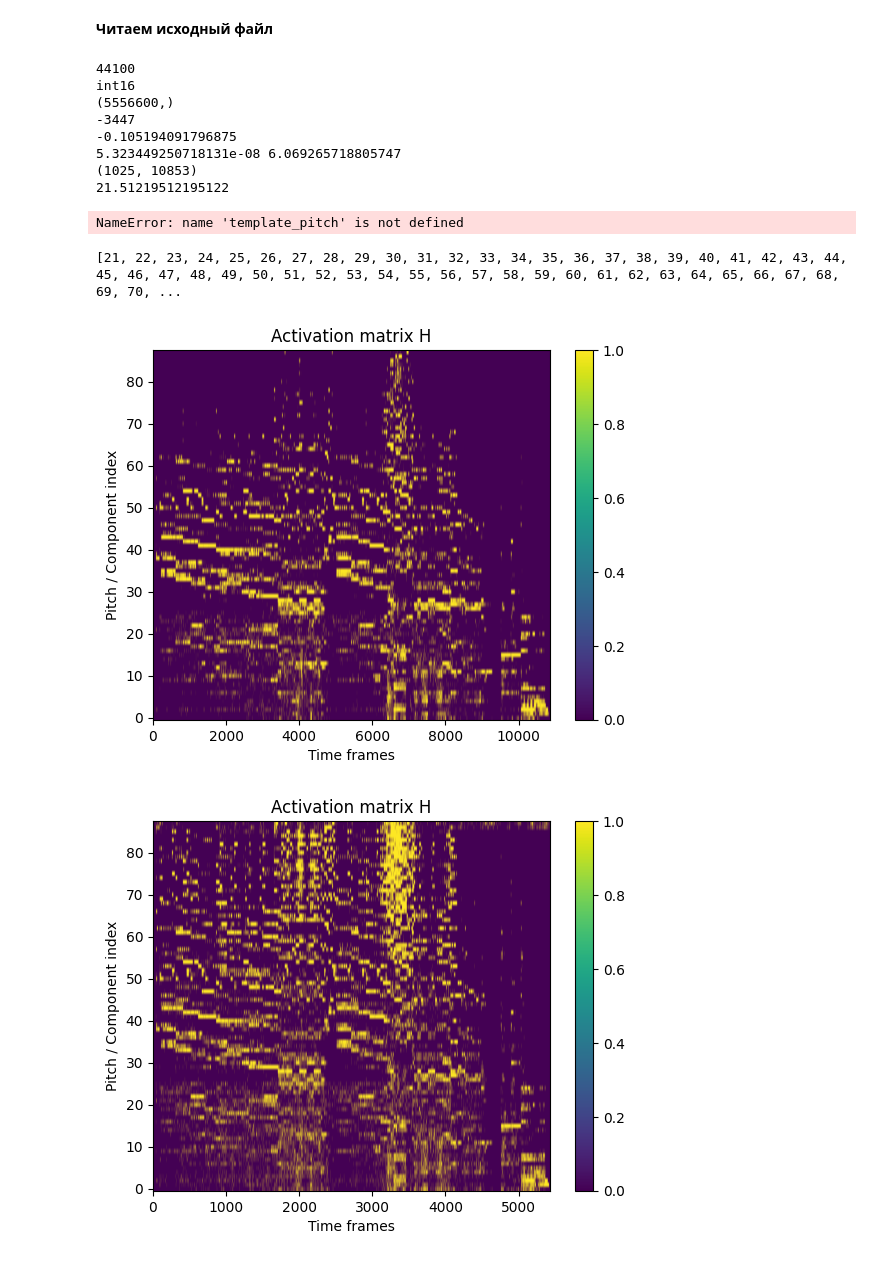
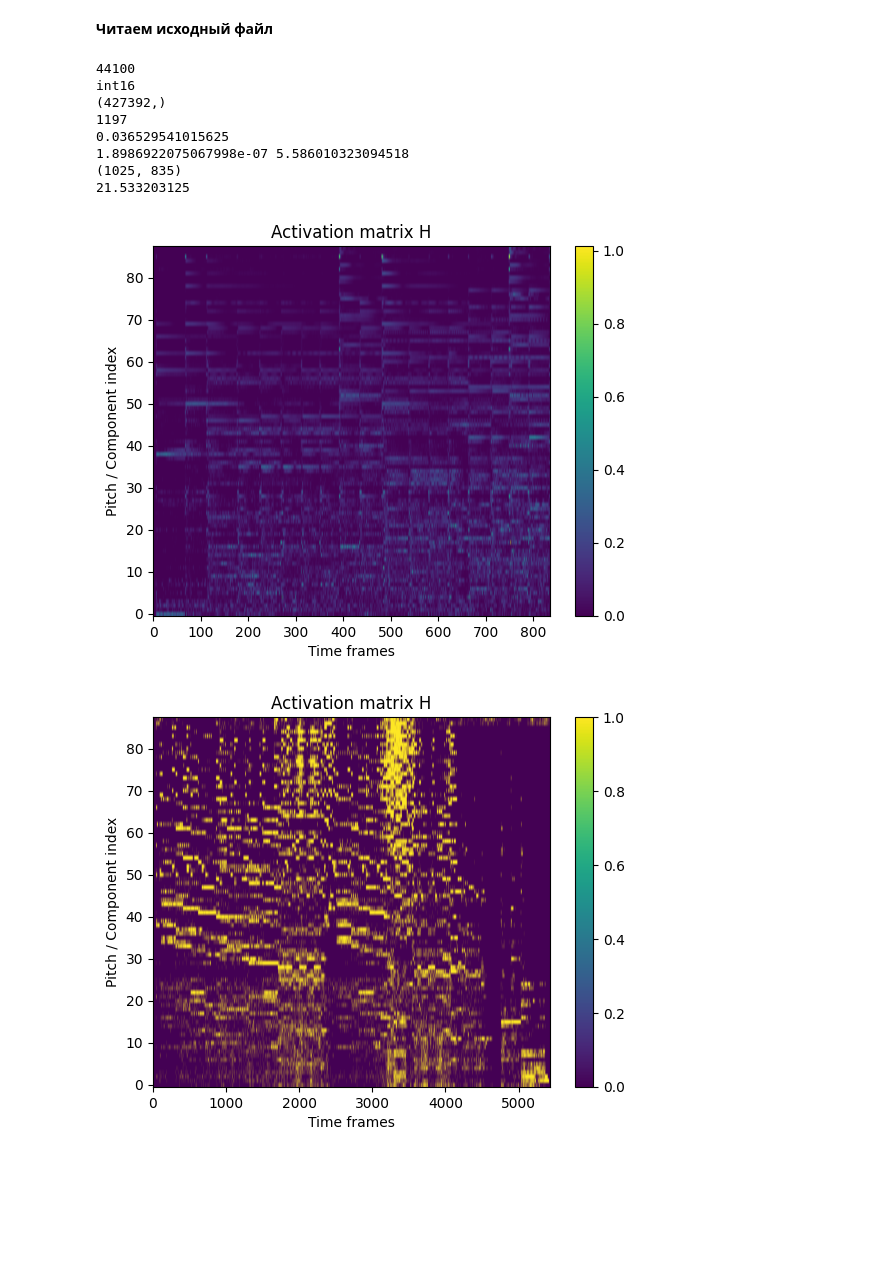
Before and after one commit to bierml/NMFforAMT, a Jupyter notebook: upgrade/Music_Transcribing[NMF].ipynb, the cells around one changed output. Drawn from its saved outputs; the diff is of its cells as text; code cells hidden in the pictures; blank space fills up the shorter version.

```diff
--- a/upgrade/Music_Transcribing[NMF].ipynb
+++ b/upgrade/Music_Transcribing[NMF].ipynb
@@ -28,12 +25,12 @@ import librosa
 import nimfa
 gamma = 1
 fft_bins = 2048
-f_s, x = wavfile.read("/content/FChopinPreludeOp28n4.wav")
+f_s, x = wavfile.read("/content/FMP_C8_F27_Chopin_Op028-04.wav")
 print(f_s)        # sample rate
 print(x.dtype)   # int16, int32, etc.
 print(x.shape)   # (N,) mono or (N, channels)
 print(x[100000])
-'''def init_nmf_template_pitch(K, pitch_set, freq_res, tol_pitch=0.05):
+def init_nmf_template_pitch(K, pitch_set, freq_res, tol_pitch=0.05):
     """Initializes template matrix for a given set of pitches
 
     Notebook: C8/C8S3_NMFSpecFac.ipynb
@@ -51,8 +48,8 @@ print(x[100000])
     W = np.zeros((K, R))
     for r in range(R):
         W[:, r] = template_pitch(K, pitch_set[r], freq_res, tol_pitch=tol_pitch)
-    return W'''
-def init_nmf_template_pitch_onset(K, pitch_set, freq_res, tol_pitch=0.05):
+    return W
+'''def init_nmf_template_pitch_onset(K, pitch_set, freq_res, tol_pitch=0.05):
     """Initializes template matrix with onsets for a given set of pitches
 
     Notebook: C8/C8S3_NMFSpecFac.ipynb
@@ -71,7 +68,7 @@ def init_nmf_template_pitch_onset(K, pitch_set, freq_res, tol_pitch=0.05):
     for r in range(R):
         W[:, 2*r] = 0.1
         W[:, 2*r+1] = template_pitch(K, pitch_set[r], freq_res, tol_pitch=tol_pitch)
-    return W
+    return W'''
 def template_pitch(K, pitch, freq_res, tol_pitch=0.05):
     """Defines spectral template for a given pitch
 
@@ -112,14 +109,14 @@ print(x[100000])
 print(np.min(spectrogram_compressed),np.max(spectrogram_compressed))
 print(spectrogram_compressed.shape)
 pitches = [x+21 for x in range(88)]
-freq_res = f_s/(2 * (fft_bins//2+1))
+freq_res = f_s/(fft_bins)
 print(freq_res)
-W_temp = init_nmf_template_pitch_onset(fft_bins//2+1,pitches,freq_res)
-H_temp = np.random.rand(88*2, spectrogram_compressed.shape[1])
+W_temp = init_nmf_template_pitch(fft_bins//2+1,pitches,freq_res)
+H_temp = np.random.rand(88, spectrogram_compressed.shape[1])
 #nmf = nimfa.Nmf(spectrogram_compressed, seed='fixed', W=W_temp)
 nmf = nimfa.Nmf(
     spectrogram_compressed,
-    rank=88*2,
+    rank=88,
     seed='fixed',
     W=W_temp,
     H=H_temp,
@@ -132,20 +129,9 @@ H_est = nmf_fit.coef()
 # %% [output]
 44100
 int16
-(5556600,)
--3447
--0.105194091796875
-5.323449250718131e-08 6.069265718805747
-(1025, 10853)
-21.51219512195122
+(427392,)
+1197
+0.036529541015625
+1.8986922075067998e-07 5.586010323094518
+(1025, 835)
+21.533203125
-# %%
-m = template_pitch(K=1025,pitch=69,freq_res=1)
-print(type(m))
-print(np.max(m))
-# %% [output]
-NameError: name 'template_pitch' is not defined
-# %%
-pitches = [x+21 for x in range(88)]
-print(pitches)
-# %% [output]
-[21, 22, 23, 24, 25, 26, 27, 28, 29, 30, 31, 32, 33, 34, 35, 36, 37, 38, 39, 40, 41, 42, 43, 44, 45, 46, 47, 48, 49, 50, 51, 52, 53, 54, 55, 56, 57, 58, 59, 60, 61, 62, 63, 64, 65, 66, 67, 68, 69, 70, ...
@@ -168,7 +148,7 @@ b, a = butter(2, 0.1)   # low-pass along time
 #H_est_visualisation = filtfilt(b, a, H_est_visualisation, axis=1)
 #print(H_est[1::2].shape)
 #print(np.percentile(H_est[1::2],95))
-H_n = np.log(1+100*H_est[1::2])
+H_n = np.log(1+H_est)
 '''def note_tracking(H,threshold=2e-2):
   H_res = np.zeros(H.shape)
   print(type(H))
@@ -179,36 +159,36 @@ H_n = np.log(1+100*H_est[1::2])
       for j in range(-10,11):
         if((t+j)>=0 and (t+j)<=(H.shape[1]-1)):
           h_qt += H[q,t+j]
           #print("q=",q)
           #print("t+j=",t+j)
           #print("h_qt=",h_qt)
       #print("h_qt=",h_qt)
       h_qt = h_qt / 21 + threshold
       if(H[q,t]>h_qt):
         H_res[q,t] = 1
   return H_res'''
 def note_tracking(H,th=1.5):
   mean = np.mean(H)
   std = np.std(H)
   thresh = mean + th * std
   H_copy = np.zeros(H.shape)
   for i in range(H.shape[1]):
     indicies = np.where(H[:,i] > thresh)
     H_copy[indicies,i] = 1
   return H_copy
 from scipy.ndimage import gaussian_filter1d
-H_n = gaussian_filter1d(H_n, sigma=1.0, axis=1)
+#H_n = gaussian_filter1d(H_n, sigma=1.0, axis=1)
 H_s = note_tracking(H_n)
 plt.figure()
 #plt.imshow(np.log(1+200*H_est[1::2]), aspect='auto', origin='lower')
-plt.imshow(H_s, aspect='auto', origin='lower')
+plt.imshow(H_est, aspect='auto', origin='lower')
 plt.colorbar()
 plt.title("Activation matrix H")
 plt.xlabel("Time frames")
 plt.ylabel("Pitch / Component index")
 plt.show()
 # %% [output]
-[figure, old version]
+[figure, new version]
 # %%
 import numpy as np
 import matplotlib.pyplot as plt
```
Also changed, not shown: parts of 7 cells of this notebook, 4 other files.
